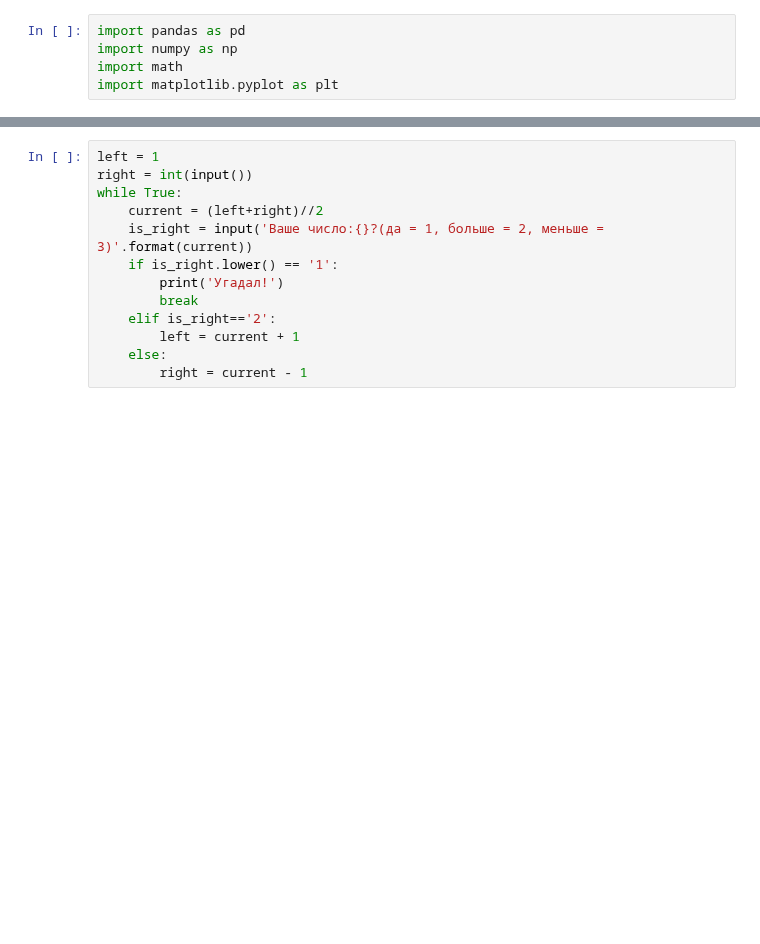
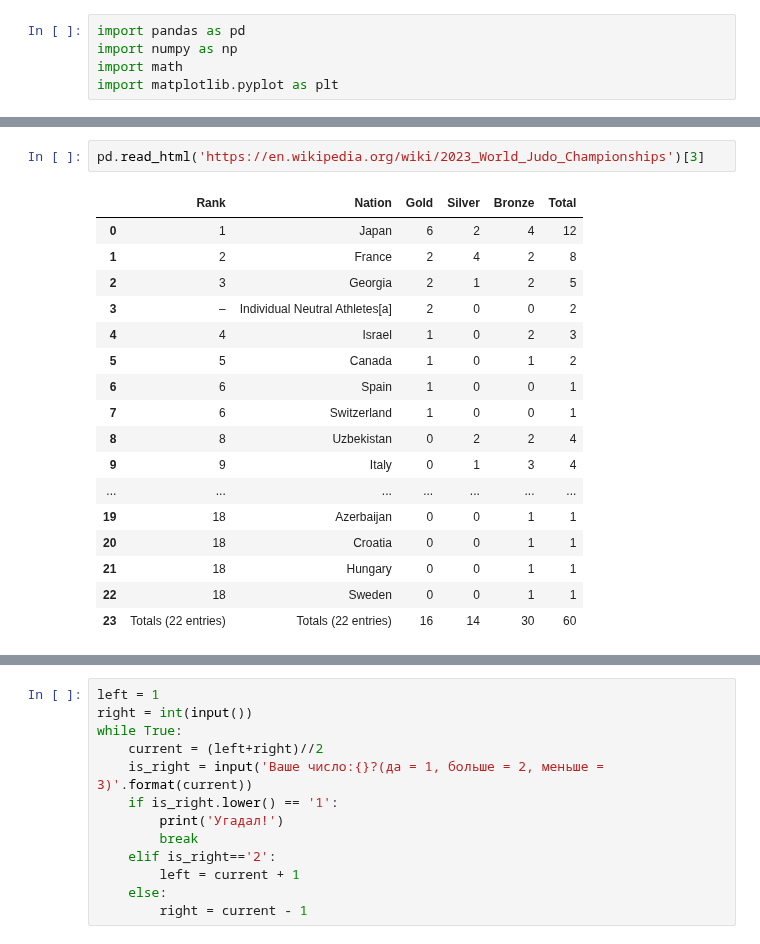
Before and after one commit to vn322/Cod_future, a Jupyter notebook: AI_Games.ipynb, the cells around one changed output, grey strips where cells are left out. Drawn from its saved outputs; the diff is of its cells as text; blank space fills up the shorter version.

```diff
--- a/AI_Games.ipynb
+++ b/AI_Games.ipynb
@@ -10,0 +130,20 @@ import matplotlib.pyplot as plt
+# %%
+pd.read_html('https://en.wikipedia.org/wiki/2023_World_Judo_Championships')[3]
+# %% [output]
+|  | Rank | Nation | Gold | Silver | Bronze | Total |
+| 0 | 1 | Japan | 6 | 2 | 4 | 12 |
+| 1 | 2 | France | 2 | 4 | 2 | 8 |
+| 2 | 3 | Georgia | 2 | 1 | 2 | 5 |
+| 3 | – | Individual Neutral Athletes[a] | 2 | 0 | 0 | 2 |
+| 4 | 4 | Israel | 1 | 0 | 2 | 3 |
+| 5 | 5 | Canada | 1 | 0 | 1 | 2 |
+| 6 | 6 | Spain | 1 | 0 | 0 | 1 |
+| 7 | 6 | Switzerland | 1 | 0 | 0 | 1 |
+| 8 | 8 | Uzbekistan | 0 | 2 | 2 | 4 |
+| 9 | 9 | Italy | 0 | 1 | 3 | 4 |
+| ... | ... | ... | ... | ... | ... | ... |
+| 19 | 18 | Azerbaijan | 0 | 0 | 1 | 1 |
+| 20 | 18 | Croatia | 0 | 0 | 1 | 1 |
+| 21 | 18 | Hungary | 0 | 0 | 1 | 1 |
+| 22 | 18 | Sweden | 0 | 0 | 1 | 1 |
+| 23 | Totals (22 entries) | Totals (22 entries) | 16 | 14 | 30 | 60 |
```
Also changed, not shown: parts of 14 cells of this notebook.
